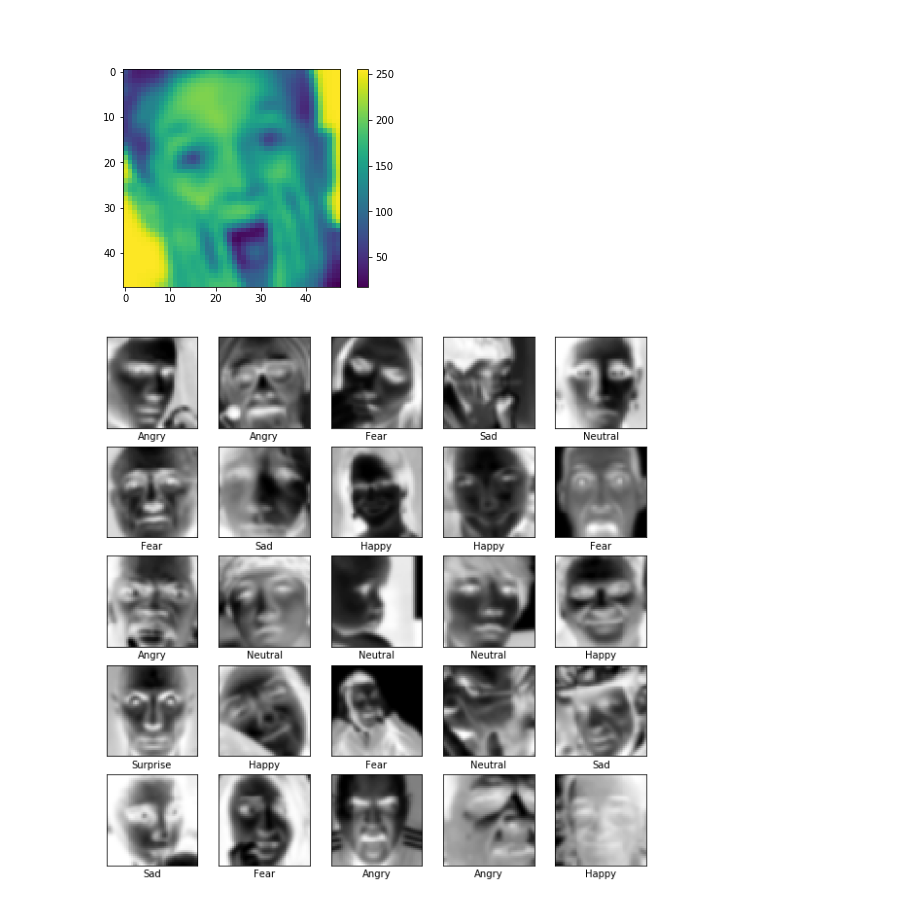
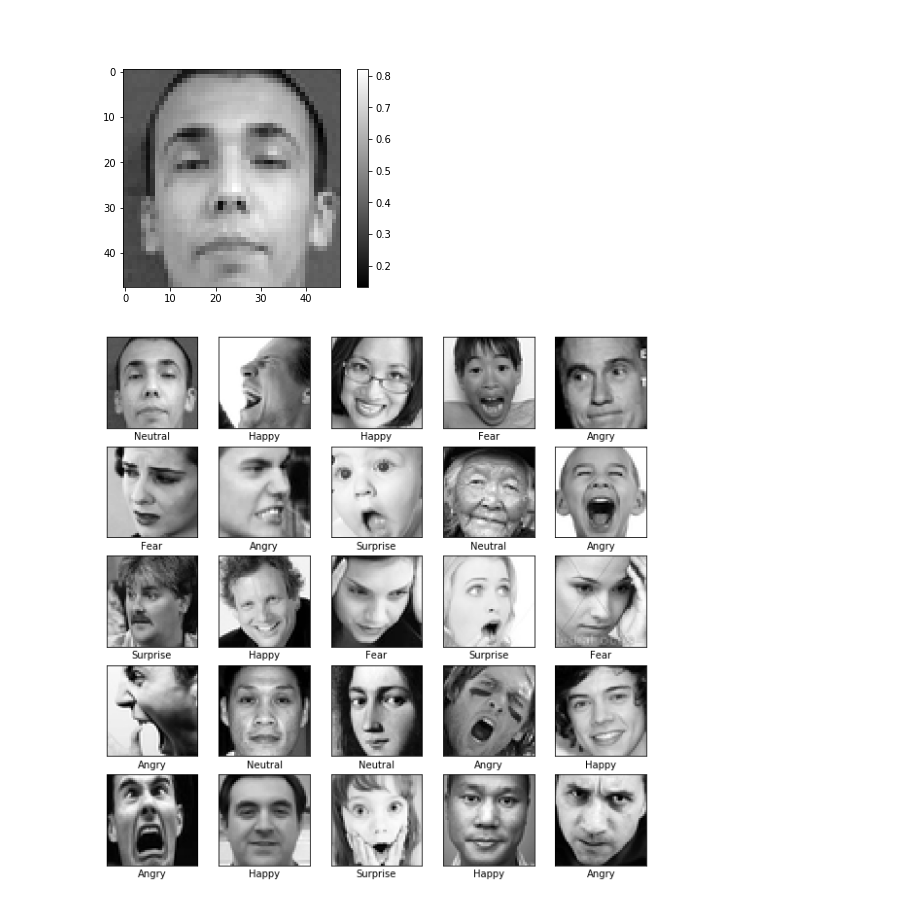
Before and after one commit to DavidIngx/FER_VirtualCaregiver, a Jupyter notebook: detection_facial_expression.ipynb, the cells around one changed output. Saved outputs shown, nothing was run; the diff lists cells and outputs as text; code cells hidden in the pictures.

```diff
--- a/detection_facial_expression.ipynb
+++ b/detection_facial_expression.ipynb
@@ -105,0 +87,4 @@ dataset_facial_expression.isna()
+# %%
+# shuffling its contents.
+dataset_facial_expression = dataset_facial_expression.sample(frac=1).reset_index(drop=True)
+dataset_facial_expression
@@ -137,39 +142,52 @@ delais_emotion
 # %% [markdown]
 ##
 # %%
+# Agree of data exploration , it concludes that the Dataframe have not the format for pass to model
+# Now I must create the matrix with dimensions (35887, 48 ,48) and fill witch the information that contents dataframe
 y = np.zeros((35887, 48, 48))
-
+#35887
 for i in range(35887):
     imagen = dataset_facial_expression["pixels"][0+i]
     imagen_list_pixel = imagen.split(" ")
     imagen_array_pixel = np.asarray(imagen_list_pixel, dtype=float)
     imagen_rezise_pixel = imagen_array_pixel.reshape(-1,48,48)
-    elemento_estructural_disco = disk(1)
+    """image_gray = rgb2gray(imagen_rezise_pixel[0])
+    imagen_array_pixel = np.asarray(image_gray, dtype=float)
+    imagen_rezise_pixel = imagen_array_pixel.reshape(-1,48,48)
     image_gray = rgb2gray(imagen_rezise_pixel[0])
-    chelsea_eroded = gaussian(image_gray, 1)
-    imagen_array_pixel = np.asarray(chelsea_eroded, dtype=float)
-    imagen_rezise_pixel = imagen_array_pixel.reshape(-1,48,48)
+    image_gray = gaussian(image_gray, 1)
+    image_eroded = image_gray-erosion(image_gray,disk(1.8))
+    imagen_array_pixel = np.asarray(image_gray, dtype=float)
+    imagen_rezise_pixel = imagen_array_pixel.reshape(-1,48,48)"""
     y[i] = y[i]+imagen_rezise_pixel[0]
+# %%
+# I must create the dataset for train with 80% of the information and dataset for test with 20% remaining
+train_images = y[:28709]
+train_labels = np.array(dataset_facial_expression["emotion"][:28709])
+test_images = y[28710:]
+test_labels = np.array( dataset_facial_expression["emotion"][28710:])
+
+train_images = train_images / 255.0
+test_images = test_images / 255.0
 # %%
+# Plot one for verify the functioning correct  of the datasets
 plt.figure()
-plt.imshow(y[1800])
+plt.imshow(train_images[0], cmap="gray")
 plt.colorbar()
 plt.grid(False)
 # %% [output]
-[figure, old version]
+[figure, new version]
 # %%
-
-y= y / 255.0
+# Plot twenty five  for verify the labes and photos
 class_names = ["Angry", "Disgust", "Fear", "Happy", "Sad", "Surprise", "Neutral"]
-label=  np.asarray(dataset_facial_expression["emotion"])
 plt.figure(figsize=(10,10))
 for i in range(25):
     plt.subplot(5,5,i+1)
     plt.xticks([])
     plt.yticks([])
     plt.grid(False)
-    plt.imshow(y[i], cmap=plt.cm.binary)
-    plt.xlabel(class_names[label[i]])
+    plt.imshow(train_images[i], cmap="gray")
+    plt.xlabel(class_names[train_labels[i]])
 # %% [output]
-[figure, old version]
+[figure, new version]
 # %%
```
Also changed, not shown: parts of 21 cells of this notebook, 1 other file.
